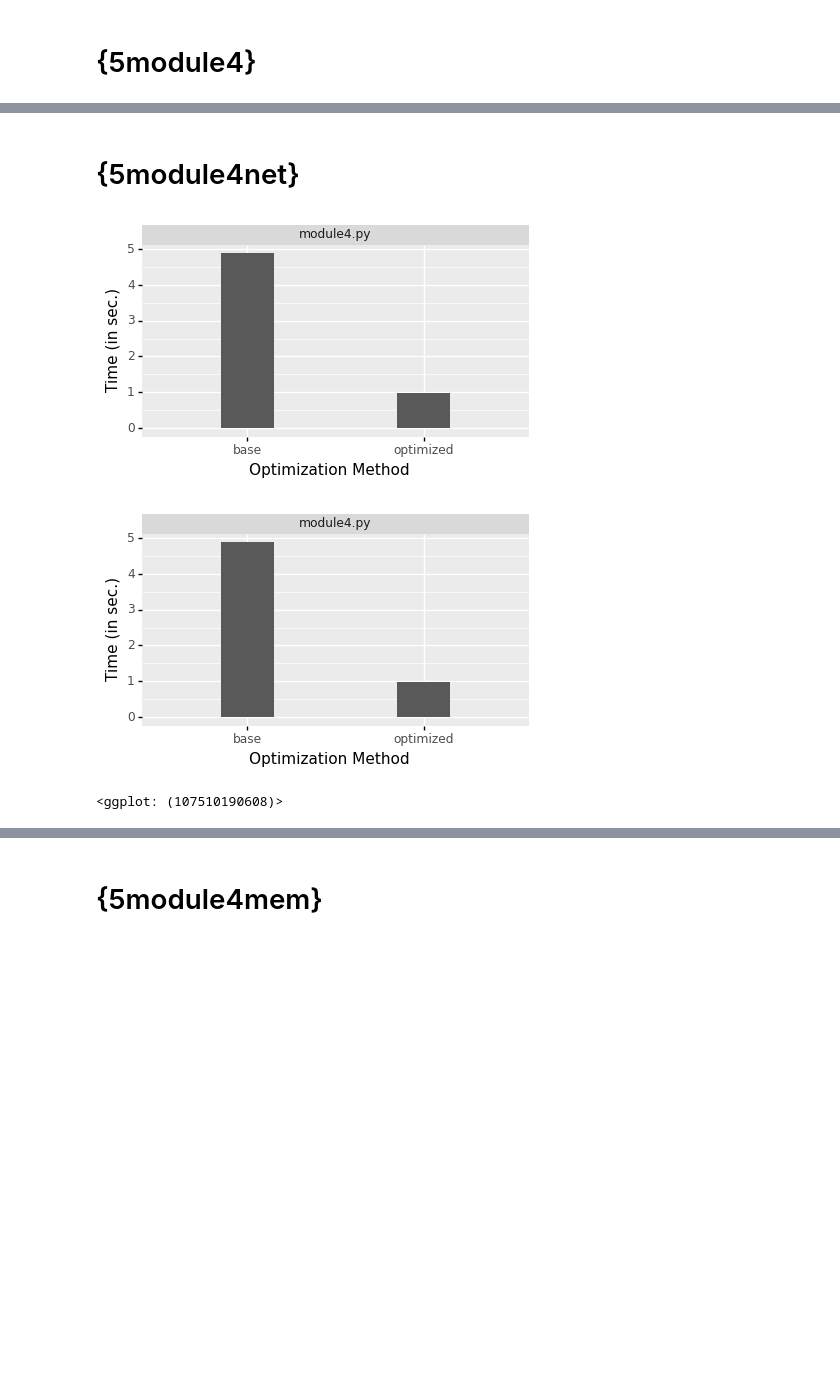
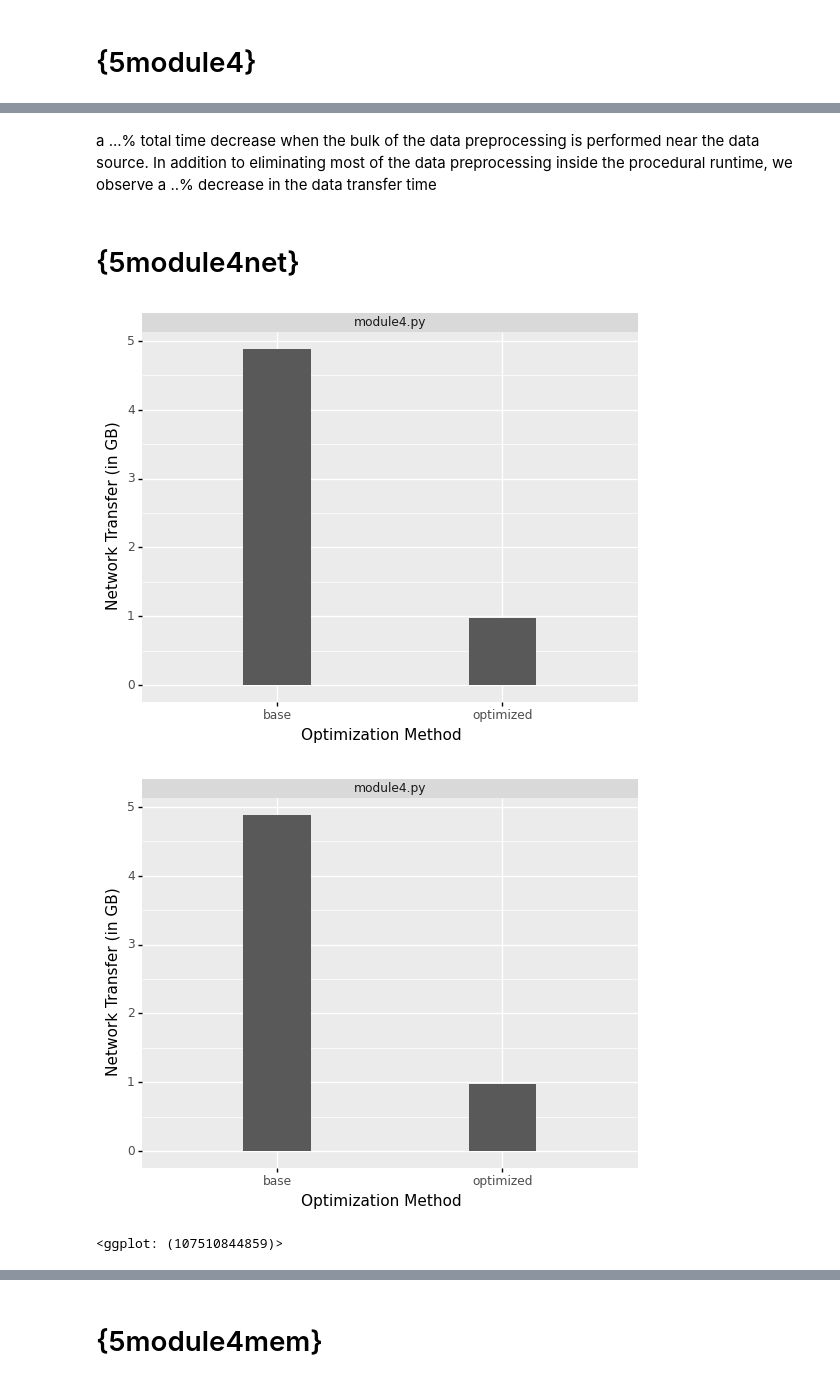
Before and after one commit to yoreei/p2d2, a Jupyter notebook: docs/5module4.ipynb, the cells around one changed output, grey strips where cells are left out. Drawn from its saved outputs; the diff is of its cells as text; code cells hidden in the pictures; blank space fills up the shorter version.

```diff
--- a/docs/5module4.ipynb
+++ b/docs/5module4.ipynb
@@ -13,6 +13,7 @@ pandas.options.display.max_rows=10
 # %%
 factors= ['wflow', 'optimizer', 'net', 'scale']
 df=pandas.read_feather('specific-reports/5module4.feather')
+df.rename(columns={"db_time":"transfer_time"}, inplace=True)
 df.columns
 # %% [output]
 Index(['bytes_memory', 'cpu_percent', 'bytes_sent', 'bytes_recv',
@@ -47,6 +49,6 @@ Index(['wflow', 'optimizer', 'net', 'scale', 'bytes_memory', 'cpu_percent',
       dtype='object')
 # %%
-overview.rename(columns={"db_time":"transfer_time"}, inplace=True)
+
 overview["py_time"] = overview["shared_wall_time"] - overview["transfer_time"]
 # %%
 module4 = overview[["wflow", "optimizer", "py_time", "transfer_time"]]
@@ -84,3 +92,5 @@ display(plot)
+# %% [markdown]
+a ...\% total time decrease when the bulk of the data preprocessing is performed near the data source. In addition to eliminating most of the data preprocessing inside the procedural runtime, we observe a ..\% decrease in the data transfer time
 # %% [markdown]
 
 # {5module4net}
@@ -94,17 +104,20 @@ plot = (
     + geom_col(width=0.3)
     #+ scale_fill_manual(values=cdict)
     + xlab("Optimization Method")
-    + ylab("Time (in sec.)")
+    + ylab("Network Transfer (in GB)")
     + facet_wrap('wflow', scales='free')
-    + theme(figure_size=(5, 2.5),
-           subplots_adjust={'hspace': 1, 'wspace': 0.25})
+    #+ coord_flip()
+    + theme(
+            # figure_size=(5, 2.5)
+            #,subplots_adjust={'hspace': 1, 'wspace': 0.25}
+           )
 )
 # %%
-plot.save("specific-plots/5end_to_end.png")
+plot.save("specific-plots/5module4net.png")
 matplot = plot.draw()
-tikzplotlib.save('specific-plots/5end_to_end.tikz', figure=matplot)
+tikzplotlib.save('specific-plots/5module4net.tikz', figure=matplot)
 display(plot)
 # %% [output]
-[figure, old version]
+[figure, new version]
-[figure, old version]
+[figure, new version]
-<ggplot: (107510190608)>
+<ggplot: (107510844859)>
```
Also changed, not shown: parts of 14 cells of this notebook, 24 other files.
